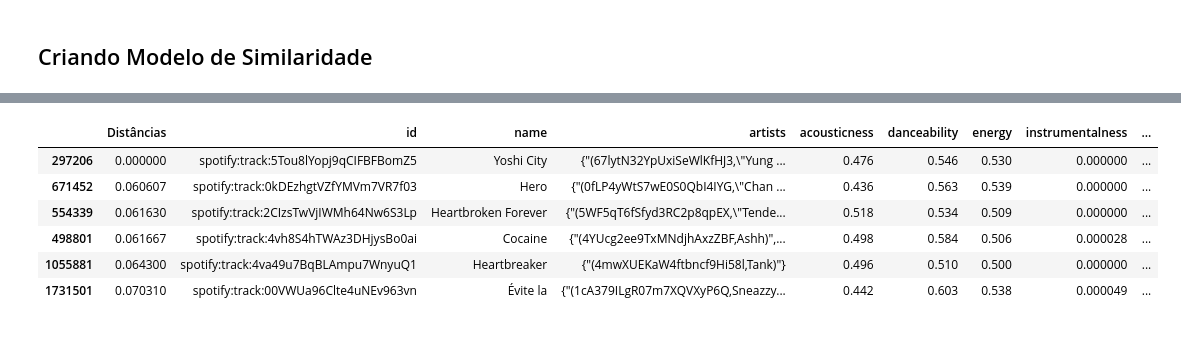
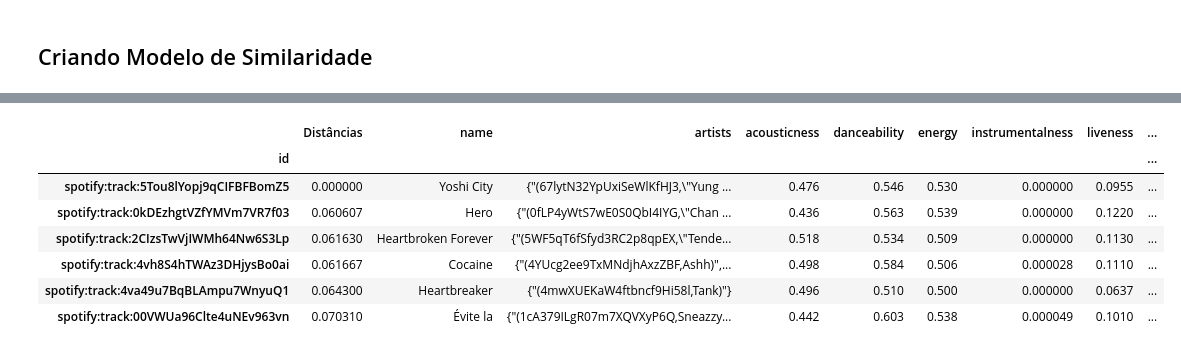
Before and after one commit to PauloFRC/SpotifyRecommender, a Jupyter notebook: models/Content Based Recommender System.ipynb, the cells around one changed output, grey strips where cells are left out. Saved outputs shown, nothing was run; the diff lists cells and outputs as text; code cells hidden in the pictures.

```diff
--- a/models/Content Based Recommender System.ipynb
+++ b/models/Content Based Recommender System.ipynb
@@ -11,6 +13,6 @@ from scipy.spatial.distance import cdist
 # %% [markdown]
 ### Carrega e Normaliza os Dados
 # %%
-tracks = pd.read_csv('../tracks/tracks.csv')
+tracks = pd.read_csv('../tracks/tracks.csv', index_col='id')
 tracks
 # %% [output]
@@ -39,5 +47,7 @@ paulo_music = tracks.index[tracks['name'] == 'abnormalize'][0]
 # %%
 # guarda o id e nome
-music_ids = tracks[['id', 'name', 'artists']]
+music_ids = tracks[['name', 'artists']]
+
 # remove colunas que não serão utilizadas
-tracks.drop(['id', 'name', 'artists', 'explicit', 'time_signature', 'mode', 'key', 'duration_ms', 'popularity'], axis=1, inplace=True)
+tracks.drop(['name', 'artists', 'explicit', 'time_signature', 'mode', 'key', 'duration_ms', 'popularity'], axis=1, inplace=True)
+music_ids
@@ -105,17 +132,16 @@ class Similarity:
         self.id_tracks = id_tracks
 
     def recommend(self, user_tracks, n_tracks=5):
-
+        # cria a música média
         mean_track = np.mean(user_tracks, axis=0)
 
+        # calcula distancias e pega os indices das k músicas com menores distâncias
         dists = cdist([mean_track], self.tracks, self.distance)[0]
         k_arg_dists = np.argpartition(dists, n_tracks+1)[:n_tracks+1]
+
         k_ids = self.id_tracks.iloc[k_arg_dists]
         k_info = self.tracks.iloc[k_arg_dists]
-        k_dists = pd.DataFrame(dists[k_arg_dists], columns=['Distâncias'], index=k_arg_dists)
+        k_dists = pd.DataFrame(dists[k_arg_dists], columns=['Distâncias'], index=self.tracks.index[k_arg_dists])
 
+        # retorna um dataframe com informação do nome, artistas, distância e features ordenadas pela distância
         return pd.concat([k_dists, k_ids, k_info], axis=1).sort_values(by=['Distâncias'])
-# %%
-sim = Similarity(distance='euclidean')
-sim.fit(tracks, music_ids)
-sim.recommend([tracks.iloc[0]])
@@ -142,15 +163,16 @@ sim2.recommend([tracks.iloc[classical_music_i]])
 # %%
 sim3 = Similarity(distance='euclidean')
 sim3.fit(tracks, music_ids)
-sim3.recommend([tracks.iloc[rap_music]])
+sim3.recommend([tracks.loc[rap_music]])
 # %% [output]
-|  | Distâncias | id | name | artists | acousticness | danceability | energy | instrumentalness | ... |
-| 297206 | 0.000000 | spotify:track:5Tou8lYopj9qCIFBFBomZ5 | Yoshi City | {"(67lytN32YpUxiSeWlKfHJ3,\"Yung ... | 0.476 | 0.546 | 0.530 | 0.000000 | ... |
-| 671452 | 0.060607 | spotify:track:0kDEzhgtVZfYMVm7VR7f03 | Hero | {"(0fLP4yWtS7wE0S0QbI4IYG,\"Chan ... | 0.436 | 0.563 | 0.539 | 0.000000 | ... |
-| 554339 | 0.061630 | spotify:track:2CIzsTwVjIWMh64Nw6S3Lp | Heartbroken Forever | {"(5WF5qT6fSfyd3RC2p8qpEX,\"Tende... | 0.518 | 0.534 | 0.509 | 0.000000 | ... |
-| 498801 | 0.061667 | spotify:track:4vh8S4hTWAz3DHjysBo0ai | Cocaine | {"(4YUcg2ee9TxMNdjhAxzZBF,Ashh)",... | 0.498 | 0.584 | 0.506 | 0.000028 | ... |
-| 1055881 | 0.064300 | spotify:track:4va49u7BqBLAmpu7WnyuQ1 | Heartbreaker | {"(4mwXUEKaW4ftbncf9Hi58l,Tank)"} | 0.496 | 0.510 | 0.500 | 0.000000 | ... |
-| 1731501 | 0.070310 | spotify:track:00VWUa96Clte4uNEv963vn | Évite la | {"(1cA379ILgR07m7XQVXyP6Q,Sneazzy... | 0.442 | 0.603 | 0.538 | 0.000049 | ... |
+|  | Distâncias | name | artists | acousticness | danceability | energy | instrumentalness | liveness | ... |
+| id |  |  |  |  |  |  |  |  | ... |
+| spotify:track:5Tou8lYopj9qCIFBFBomZ5 | 0.000000 | Yoshi City | {"(67lytN32YpUxiSeWlKfHJ3,\"Yung ... | 0.476 | 0.546 | 0.530 | 0.000000 | 0.0955 | ... |
+| spotify:track:0kDEzhgtVZfYMVm7VR7f03 | 0.060607 | Hero | {"(0fLP4yWtS7wE0S0QbI4IYG,\"Chan ... | 0.436 | 0.563 | 0.539 | 0.000000 | 0.1220 | ... |
+| spotify:track:2CIzsTwVjIWMh64Nw6S3Lp | 0.061630 | Heartbroken Forever | {"(5WF5qT6fSfyd3RC2p8qpEX,\"Tende... | 0.518 | 0.534 | 0.509 | 0.000000 | 0.1130 | ... |
+| spotify:track:4vh8S4hTWAz3DHjysBo0ai | 0.061667 | Cocaine | {"(4YUcg2ee9TxMNdjhAxzZBF,Ashh)",... | 0.498 | 0.584 | 0.506 | 0.000028 | 0.1110 | ... |
+| spotify:track:4va49u7BqBLAmpu7WnyuQ1 | 0.064300 | Heartbreaker | {"(4mwXUEKaW4ftbncf9Hi58l,Tank)"} | 0.496 | 0.510 | 0.500 | 0.000000 | 0.0637 | ... |
+| spotify:track:00VWUa96Clte4uNEv963vn | 0.070310 | Évite la | {"(1cA379ILgR07m7XQVXyP6Q,Sneazzy... | 0.442 | 0.603 | 0.538 | 0.000049 | 0.1010 | ... |
 # %%
 sim4 = Similarity(distance='euclidean')
 sim4.fit(tracks, music_ids)
```
Also changed, not shown: parts of 19 cells of this notebook, 3 other files.
